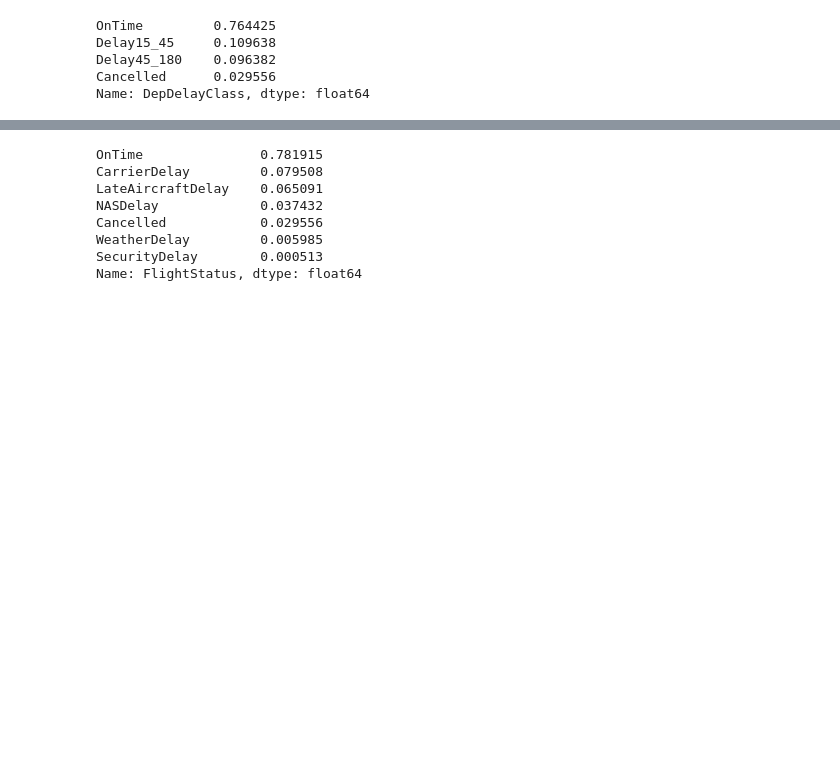
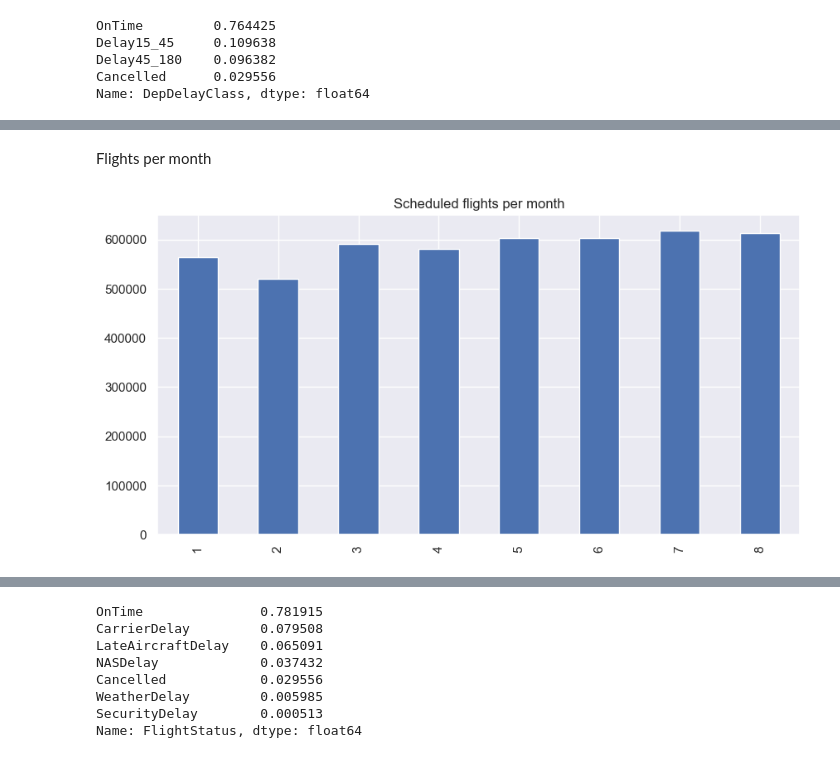
Before and after one commit to georgetown-analytics/team-3, a Jupyter notebook: flight_model/notebooks/STAT/stat1_flight_data_2022.ipynb, the cells around one changed output, grey strips where cells are left out. Saved outputs shown, nothing was run; the diff lists cells and outputs as text; code cells hidden in the pictures; blank space fills up the shorter version.

Commit message:
flight analysis

```diff
--- a/flight_model/notebooks/STAT/stat1_flight_data_2022.ipynb
+++ b/flight_model/notebooks/STAT/stat1_flight_data_2022.ipynb
@@ -208,3 +229,7 @@ Delay15_45     0.109638
 Delay45_180    0.096382
 Cancelled      0.029556
 Name: DepDelayClass, dtype: float64
+# %%
+df_flights["Month"] = df_flights["FlightDate"].dt.month
+df_flights_agg = df_flights.groupby("Month")["DepDelayClass"].value_counts().unstack()
+df_flights_agg.style.background_gradient(cmap="YlGnBu")
@@ -210,0 +247,7 @@ Name: DepDelayClass, dtype: float64
+# %% [markdown]
+Flights per month
+# %%
+df_flights["Month"].value_counts().sort_index().plot(kind="bar", figsize=(10,5), title="Scheduled flights per month")
+plt.show()
+# %% [output]
+[figure, added]
```
Also changed, not shown: parts of 12 cells of this notebook.
